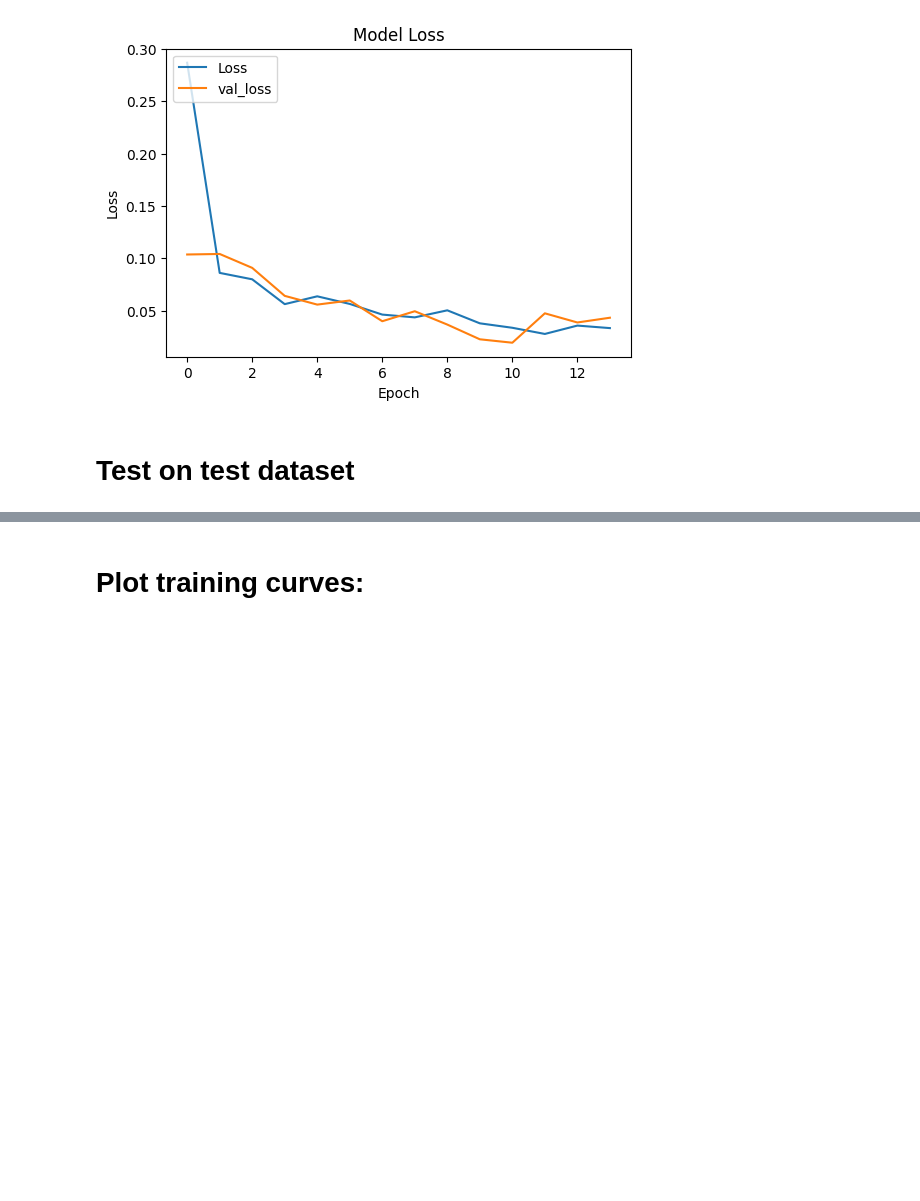
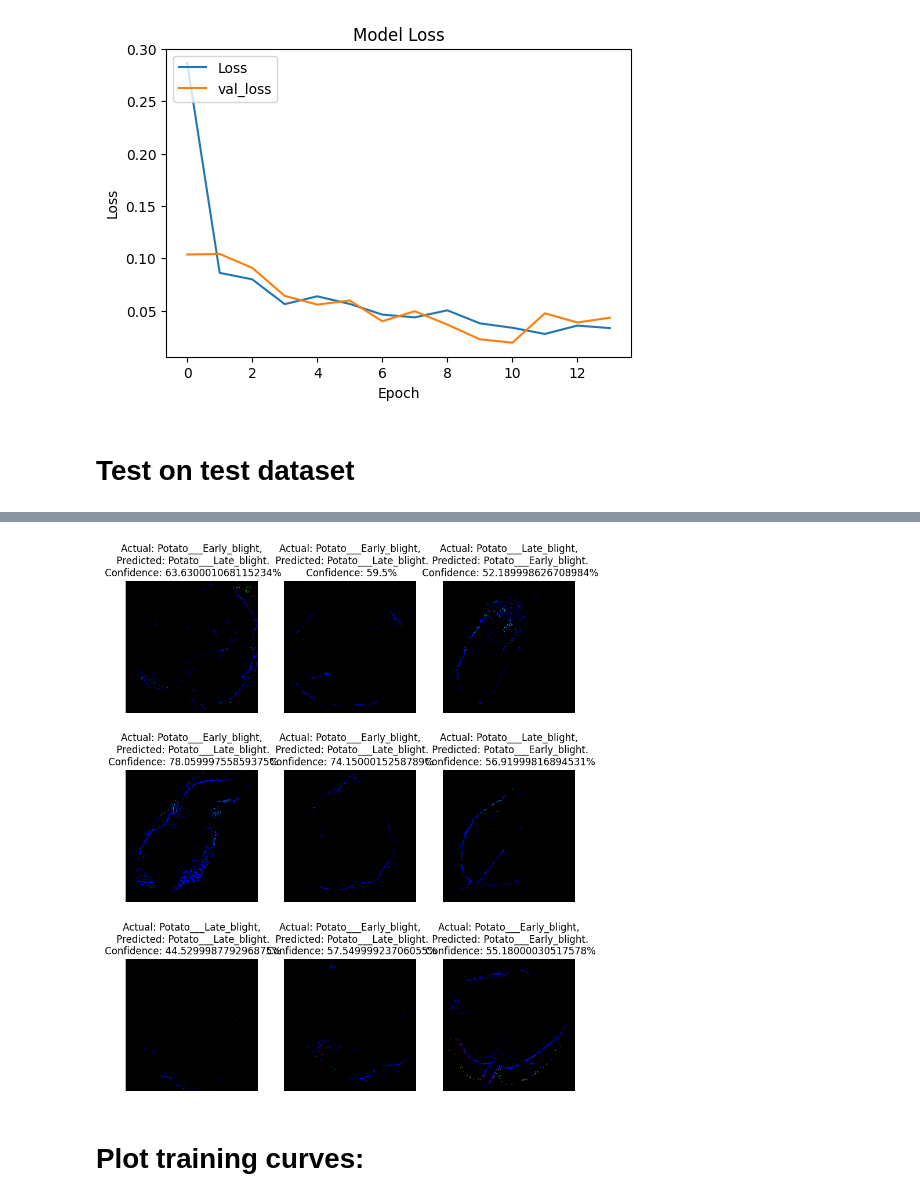
Before and after one commit to isamadafridi/potato_model, a Jupyter notebook: potato_model.ipynb, the cells around one changed output, grey strips where cells are left out. Drawn from its saved outputs; the diff is of its cells as text; code cells hidden in the pictures; blank space fills up the shorter version.

```diff
--- a/potato_model.ipynb
+++ b/potato_model.ipynb
@@ -368,3 +354,8 @@ plt.show()
 [figure]
 # %% [markdown]
 # **Test on test dataset**
+# %%
+import tensorflow as tf
+model_path = '/content/drive/MyDrive/Best_Model/potato_model_mobileNetV2_v2.keras'
+model = tf.keras.models.load_model(model_path)
+print("Model loaded ✅")
@@ -376,13 +370,23 @@ NameError: name 'model' is not defined
 # %%
-plt.figure(figsize=(15, 15))
+def predict(model, img):
+    img_array = tf.expand_dims(img, 0) # Create a batch
+    predictions = model.predict(img_array)
+
+    predicted_class_index = np.argmax(predictions[0])
+    predicted_class = CLASS_NAMES[predicted_class_index]
+    confidence = round(100 * (np.max(predictions[0])), 2)
+    return predicted_class, confidence
+
+plt.figure(figsize=(10, 12))
 for images, labels in test_ds.take(1):
     for i in range(9):
         ax = plt.subplot(3, 3, i + 1)
         plt.imshow(images[i].numpy().astype("uint8"))
 
         predicted_class, confidence = predict(model, images[i].numpy())
-        actual_class = class_names[labels[i]]
+        actual_class = CLASS_NAMES[labels[i]] # Changed class_names to CLASS_NAMES
 
         plt.title(f"Actual: {actual_class},\n Predicted: {predicted_class}.\n Confidence: {confidence}%")
 
         plt.axis("off")
+# %% [output]
@@ -389,3 +402,4 @@ for images, labels in test_ds.take(1):
+[figure, added]
 # %% [markdown]
 # Plot training curves:
 # %%
```
Also changed, not shown: parts of 19 cells of this notebook.
